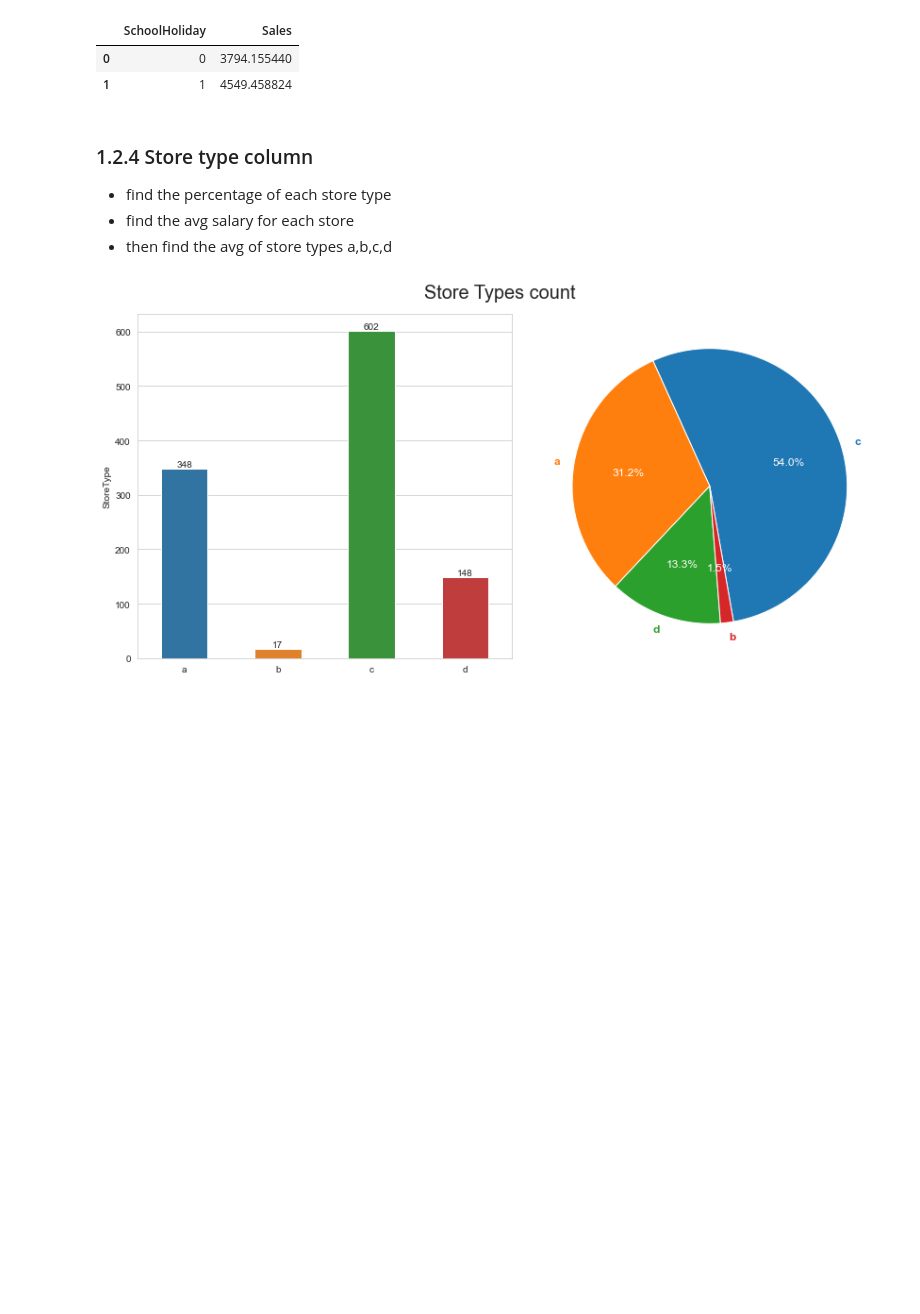
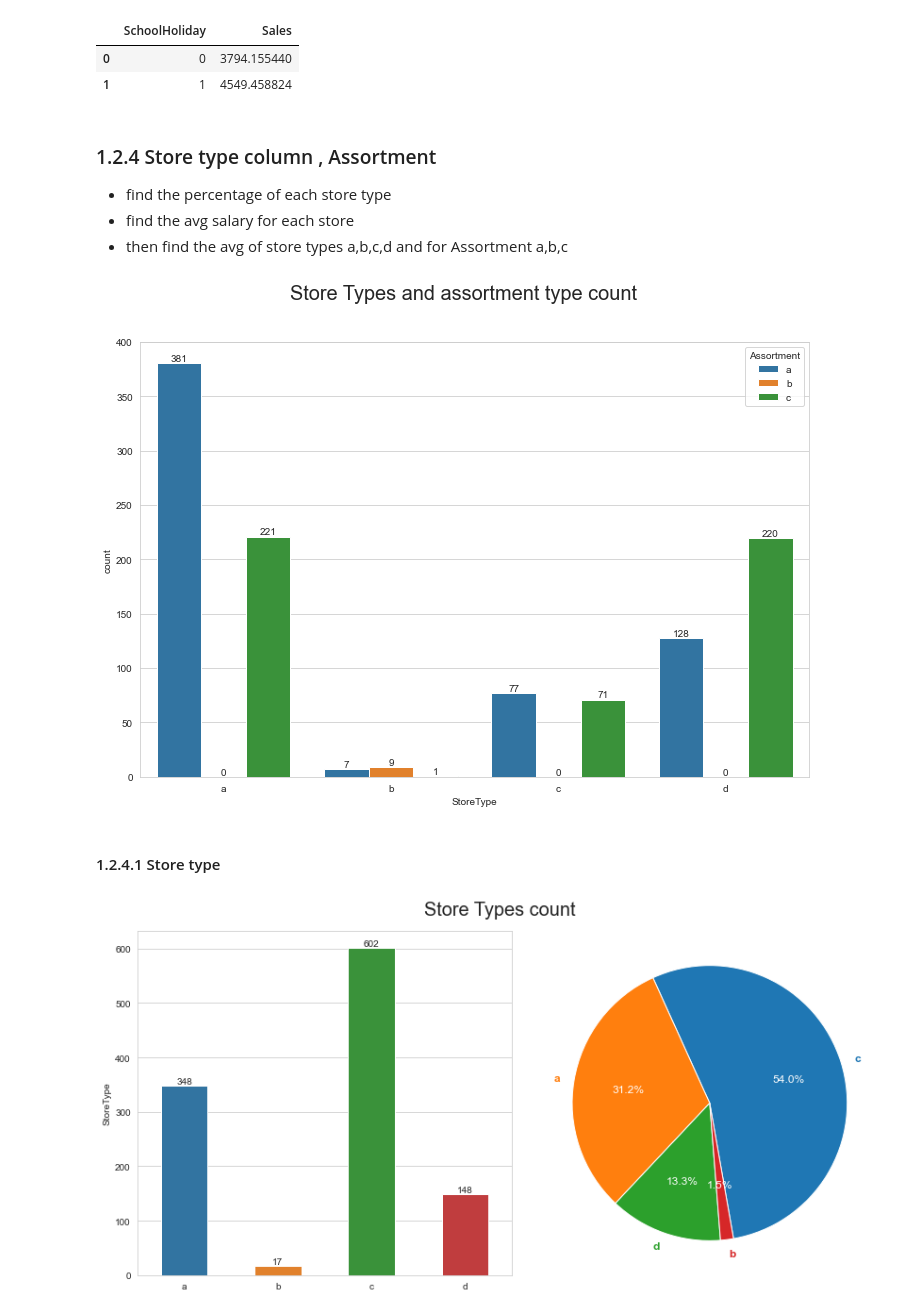
Before and after one commit to ahmedbadr97/Rossmann-Store-Sales, a Jupyter notebook: notebooks/Rossmann-Store-Sales.ipynb, the cells around one changed output. Saved outputs shown, nothing was run; the diff lists cells and outputs as text; code cells hidden in the pictures; blank space fills up the shorter version.

Commit message:
add data analysis in store part for Store type and assortment type

```diff
--- a/notebooks/Rossmann-Store-Sales.ipynb
+++ b/notebooks/Rossmann-Store-Sales.ipynb
@@ -652,10 +652,22 @@ plt_data
 | 0 | 0 | 3794.155440 |
 | 1 | 1 | 4549.458824 |
 # %% [markdown]
-### 1.2.4 Store type column
+### 1.2.4 Store type column , Assortment
 - find the percentage of each store type
 - find the avg salary for each store
-- then find the avg of store types a,b,c,d
+- then find the avg of store types a,b,c,d  and for Assortment a,b,c
+# %%
+fig,axis=plt.subplots(figsize=(12,8))
+fig.suptitle("Store Types and assortment type count",fontsize=20)
+
+
+sns.countplot(stores_df,x="StoreType",hue="Assortment",ax=axis)
+for container in axis.containers:
+    axis.bar_label(container)
+# %% [output]
+[figure, added]
+# %% [markdown]
+#### 1.2.4.1 Store type
 # %%
 fig,axis=plt.subplots(1,2,figsize=(12,6))
 fig.suptitle("Store Types count",fontsize=20)
```
Also changed, not shown: parts of 4 cells of this notebook.
